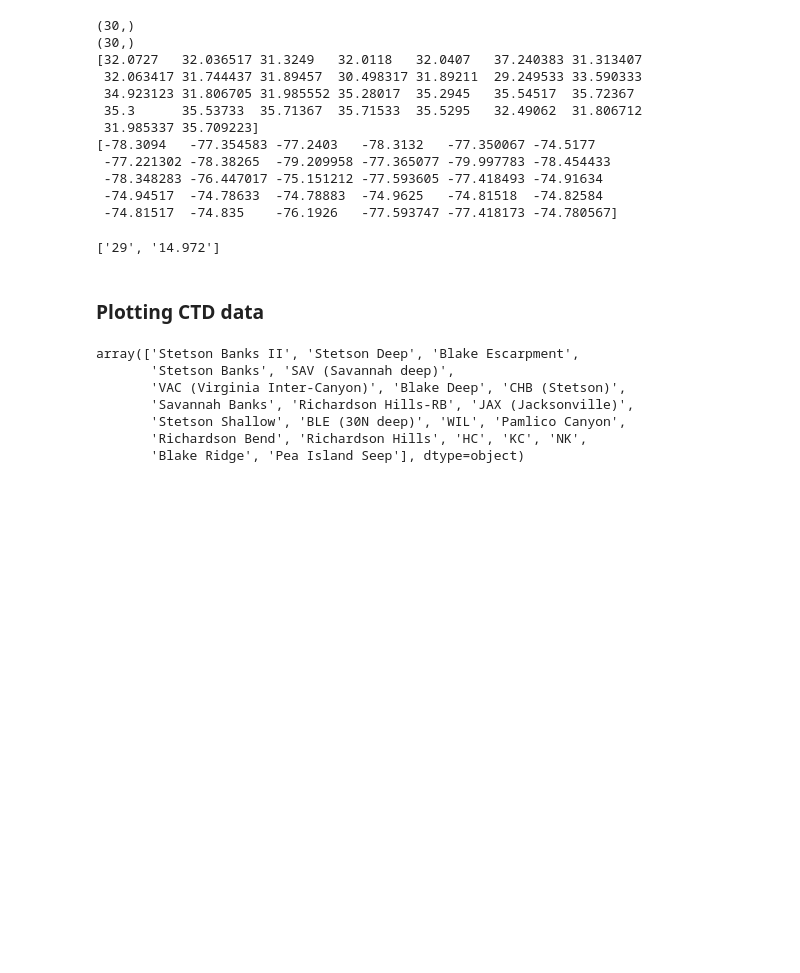
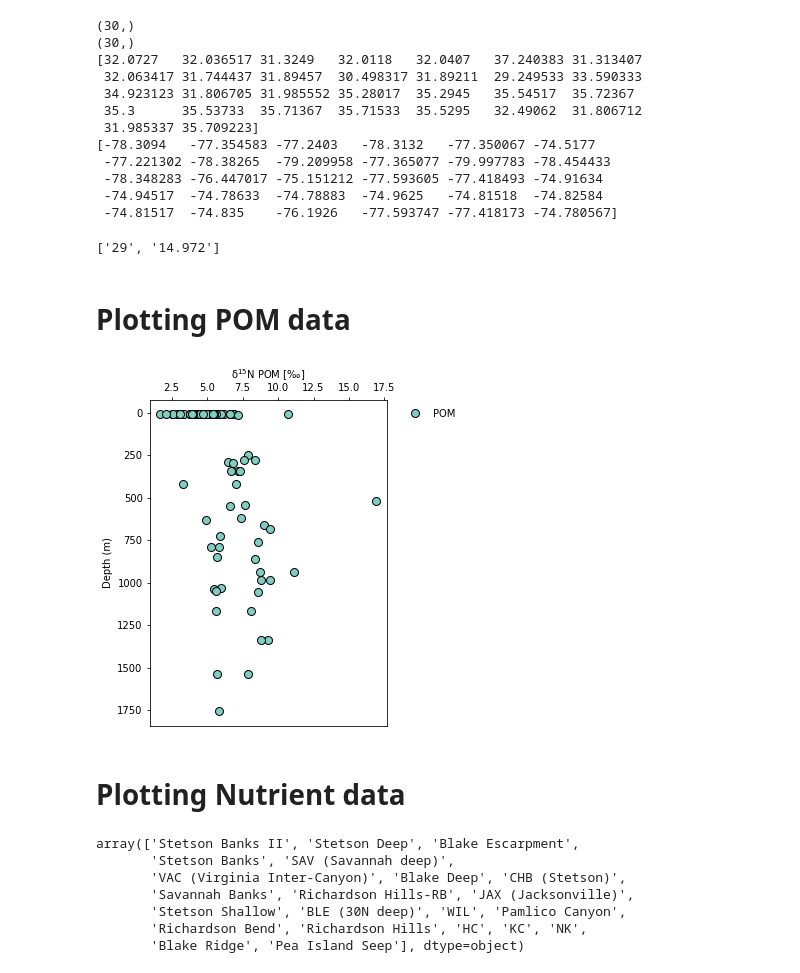
Before and after one commit to johntamu/seus-python, a Jupyter notebook: Cruise nutrient data.ipynb, the cells around one changed output. Cells and saved outputs as stored; diff of their text form; code cells hidden in the pictures; blank space fills up the shorter version.

```diff
--- a/Cruise nutrient data.ipynb
+++ b/Cruise nutrient data.ipynb
@@ -57,3 +57,6 @@ df['p_star'] = df['phosphate'] - (df['total n']/16)
 # atlantis = df[df.cruise == 'Atlantis']
 # endeavor = df[df.cruise == 'Endeavor']
 # brooks = df[df.cruise == 'Brooks McCall']
+# %%
+pom = pd.read_csv('~/Documents/GitHub/data/PC-1704 POM for Schiff.csv').sort_values('Depth')
+pom
@@ -109,7 +126,38 @@ split
 # %% [output]
 ['29', '14.972']
 # %% [markdown]
-### Plotting CTD data
+# Plotting POM data
+# %%
+# POM
+
+fig1 = plt.figure(figsize = (4.25,6))
+ax1 = fig1.add_subplot(111)
+
+col1 = '#80cdc1'
+col2 = '#dfc27d'
+markersize = 8
+linewidth = 0.0
+
+plt.plot('d15N', 'Depth', data=pom, marker='o', markerfacecolor=col1, label = 'POM', markeredgecolor = 'black', markersize = markersize, color = 'black', linewidth = linewidth)
+
+# Draw x label
+ax1.xaxis.set_label_position('top') # this moves the label to the top
+ax1.xaxis.set_ticks_position('top') # this moves the ticks to the top
+ax1.set_xlabel(r'$\mathrm{\delta}^{15}$N POM ['u"\u2030]")
+
+# Draw y label
+ax1.set_ylim(ax1.get_ylim()[::-1])
+ax1.set_ylabel('Depth (m)')
+
+# Legend
+plt.legend(bbox_to_anchor=(1.04,1), loc="upper left", frameon = False)
+
+plt.savefig('ctd-POM-d15N.png', dpi=300, bbox_inches='tight')
+plt.show()
+# %% [output]
+[figure, added]
+# %% [markdown]
+# Plotting Nutrient data
 # %%
 df['site'].unique()
 # %% [output]
```
Also changed, not shown: parts of 4 cells of this notebook, 6 other files.
